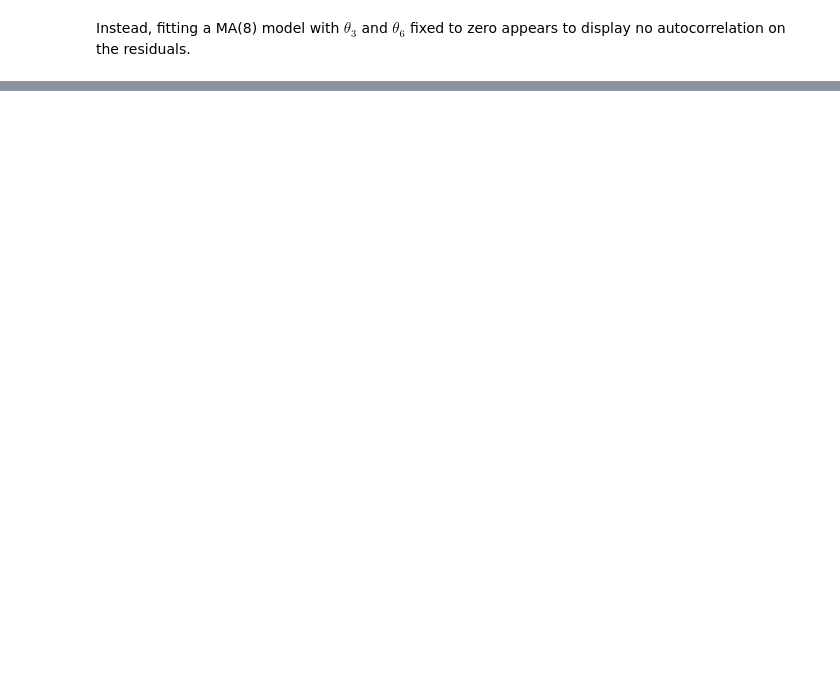
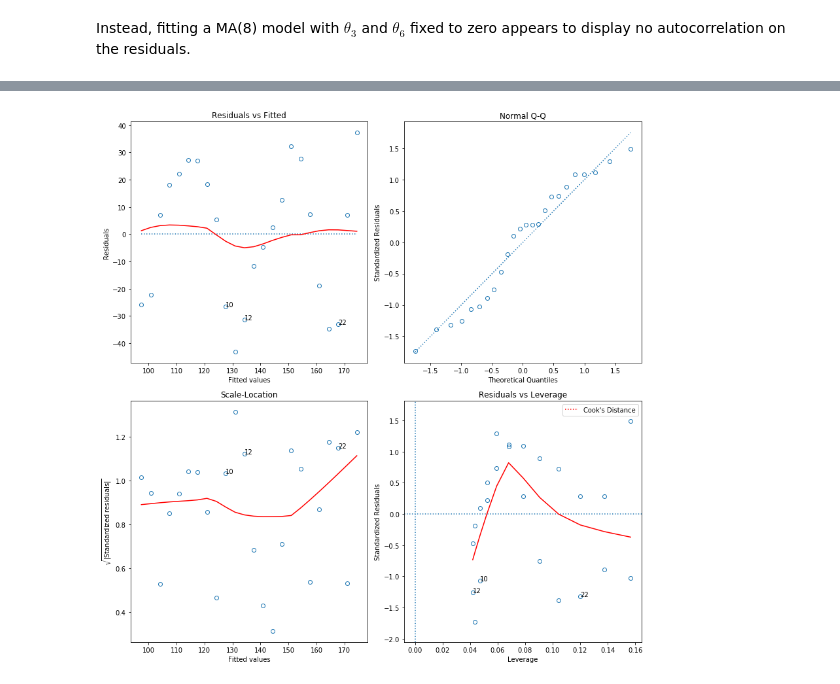
Before and after one commit to telmo-correa/time-series-analysis, a Jupyter notebook: Python/Chapter 11 (Ex 11 - 20) - Time Series Regression Models.ipynb, the cells around one changed output, grey strips where cells are left out. Saved outputs shown, nothing was run; the diff lists cells and outputs as text; code cells hidden in the pictures; blank space fills up the shorter version.

```diff
--- a/Python/Chapter 11 (Ex 11 - 20) - Time Series Regression Models.ipynb
+++ b/Python/Chapter 11 (Ex 11 - 20) - Time Series Regression Models.ipynb
@@ -822,0 +858,3 @@ Instead, fitting a MA(8) model with $\theta_3$ and $\theta_6$ fixed to zero appe
+# %%
+model = ols('units ~ t', data=data).fit()
+print(model.summary())
@@ -822,0 +879,4 @@ Instead, fitting a MA(8) model with $\theta_3$ and $\theta_6$ fixed to zero appe
+# %%
+plot_summary(model)
+# %% [output]
+[figure, added]
```
Also changed, not shown: parts of 42 cells of this notebook, 2 other files.
